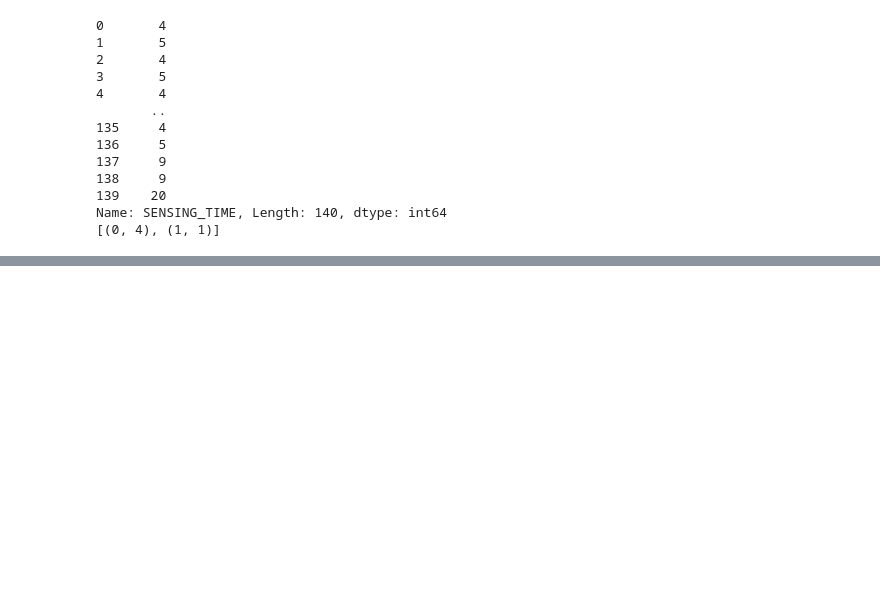
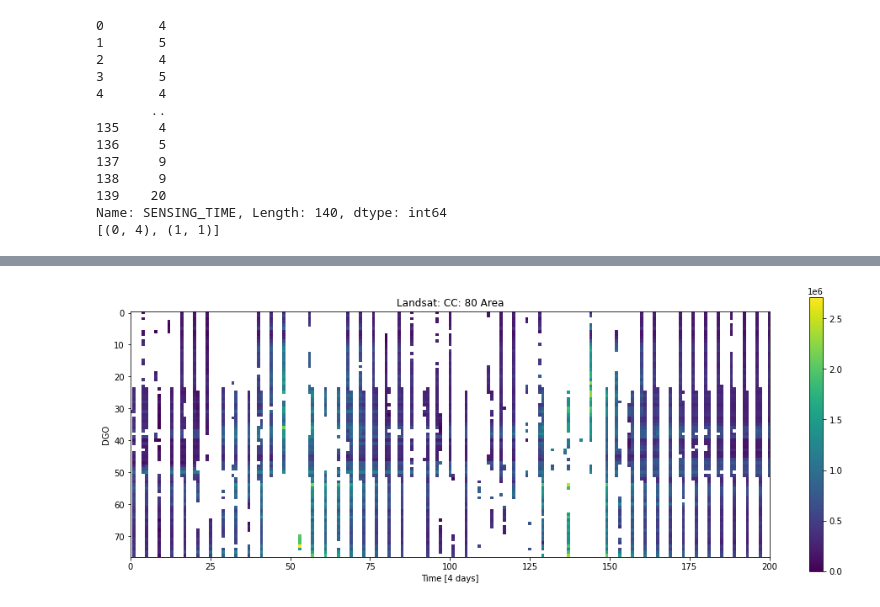
Before and after one commit to Skydive/ENS_M1_Stage_2022, a Jupyter notebook: EarthEngine/Process_Lhasa.ipynb, the cells around one changed output, grey strips where cells are left out. Drawn from its saved outputs; the diff is of its cells as text; code cells hidden in the pictures; blank space fills up the shorter version.

Commit message:
Sentinel interp

```diff
--- a/EarthEngine/Process_Lhasa.ipynb
+++ b/EarthEngine/Process_Lhasa.ipynb
@@ -120,16 +123,18 @@ def plot_cc(name):
     return data
 
 
-df75 = plot_cc(75);
+dfs75 = plot_cc(75);
 
-df50 = plot_cc(50);
-df_diff = pd.concat([df75, df50]).drop_duplicates(keep=False);
+dfs50 = plot_cc(50);
+df_diff = pd.concat([dfs75, dfs50]).drop_duplicates(keep=False);
 plt.plot(df_diff["SENSING_TIME"], df_diff["ID"], '+', label="CC2: 75");
 plt.legend();
 
-df25 = plot_cc(25);
-df_diff = pd.concat([df75, df25]).drop_duplicates(keep=False);
+dfs25 = plot_cc(25);
+df_diff = pd.concat([dfs75, dfs25]).drop_duplicates(keep=False);
 plt.plot(df_diff["SENSING_TIME"], df_diff["ID"], '+', label="CC2: 25");
 plt.legend();
+
+print(df75.shape, df50.shape, df25.shape);
 # df_c = df[df["ID"] == 1].sort_values("SENSING_TIME");
 # %% [output]
@@ -334,0 +203,78 @@ plt.title('Multiplicity');
+# %%
+import scipy
+import scipy.io
+def plot_dataframe(df, title, d = 8):
+    # df = df.groupby(["x", "t"]).mean().reset_index()
+    df = df.groupby(["ID", "SENSING_TIME"]).max().reset_index();
+
+    df["t"] = (df["SENSING_TIME"] - df["SENSING_TIME"].min()).map(lambda t: t.days // d).astype(int);
+    df["x"] = df["ID"] - df["ID"].min();
+
+    Z = np.full((df["x"].max()+1, df["t"].max()+1), np.nan);
+    M = np.full((df["x"].max()+1, df["t"].max()+1), 0);
+    print(Z.shape)
+    for k, v in df[["x", "t", "AREA"]].iterrows():
+        x = v["x"].astype(int);
+        t = v["t"].astype(int);
+        if(M[x, t] == 0):
+            Z[x, t] = v["AREA"];
+        else:
+            Z[x, t] = (Z[x, t]*M[x, t] + v["AREA"])/(M[x, t] + 1);
+    #           Z[x, t] = max(Z[x, t], v["BRAIDING_INDEX"]) # TAKE MAX INSTEAD OF MEAN
+        M[x, t] += 1;
+
+    # TODO: PRESERVE MULTIPLICITY INFORMATION! ALSO TILE INDEX
+    # ALWAYS BE ABLE TO WORK BACKWARDS TO TILE ID FROM IMAGE
+
+    plt.figure(figsize=(17, 6));
+    plt.imshow(Z, interpolation='none');
+    plt.xlim([0, 200]);
+    plt.colorbar();
+    plt.xlabel(f'Time [{d} days]');
+    plt.ylabel('DGO');
+    plt.title(f'{title} Area');
+
+    xt_data = Z.copy()
+    mask = np.ones(xt_data.shape);
+    mask[np.isnan(xt_data)] = 0;
+    xt_data[np.isnan(xt_data)] = 0;
+
+    sigma = 0.05
+    tau = 0.99/(1 + 4*sigma);
+    xt_cp, *_ = ChambollePockDenoisingTVinpainting(xt_data, mask,
+        lamb=np.array([0.001, 0.05]),
+        tau=tau,sigma=sigma,Niter=5000)
+    plt.figure(figsize=(17, 6));
+    plt.imshow(xt_cp);
+    plt.xlim([0, 200]);
+    plt.colorbar();df = df[(df["SENSING_TIME"] >= sentinel_min_time) & (df["SENSING_TIME"] <= sentinel_max_time)];
+    plt.xlabel(f'Time [{d} days]');
+    plt.ylabel('DGO');
+    plt.title(f'{title}: Area (Chambolle-Pock)');
+
+    plt.figure(figsize=(17, 6));
+    plt.imshow(M);
+    plt.xlim([0, 200]);
+    plt.colorbar();
+    plt.xlabel(f'Time [{d} days]');
+    plt.ylabel('DGO');
+    plt.title(f'{title}: Multiplicity');
+    scipy.io.savemat('save_location/'+title+'.mat', dict(xt=Z, xt_cp=xt_cp, xt_m=M));
+
+
+
+df = df80.copy();
+df = df[(df["SENSING_TIME"] >= sentinel_min_time) & (df["SENSING_TIME"] <= sentinel_max_time)];
+df = df.groupby(["ID", "SENSING_TIME"]).max().reset_index()
+plot_dataframe(df, "Landsat: CC: 80", d=4);
+
+df = df50.copy();
+df = df[(df["SENSING_TIME"] >= sentinel_min_time) & (df["SENSING_TIME"] <= sentinel_max_time)];
+df = df.groupby(["ID", "SENSING_TIME"]).max().reset_index()
+plot_dataframe(df, "Landsat: CC: 50", d=4);
+
+df = df25.copy();
+df = df[(df["SENSING_TIME"] >= sentinel_min_time) & (df["SENSING_TIME"] <= sentinel_max_time)];
+df = df.groupby(["ID", "SENSING_TIME"]).max().reset_index()
+plot_dataframe(df, "Landsat: CC: 25", d=4);
+# %% [output]
@@ -334,0 +284 @@ plt.title('Multiplicity');
+[figure, added]
```
Also changed, not shown: parts of 6 cells of this notebook, 3 other files.
